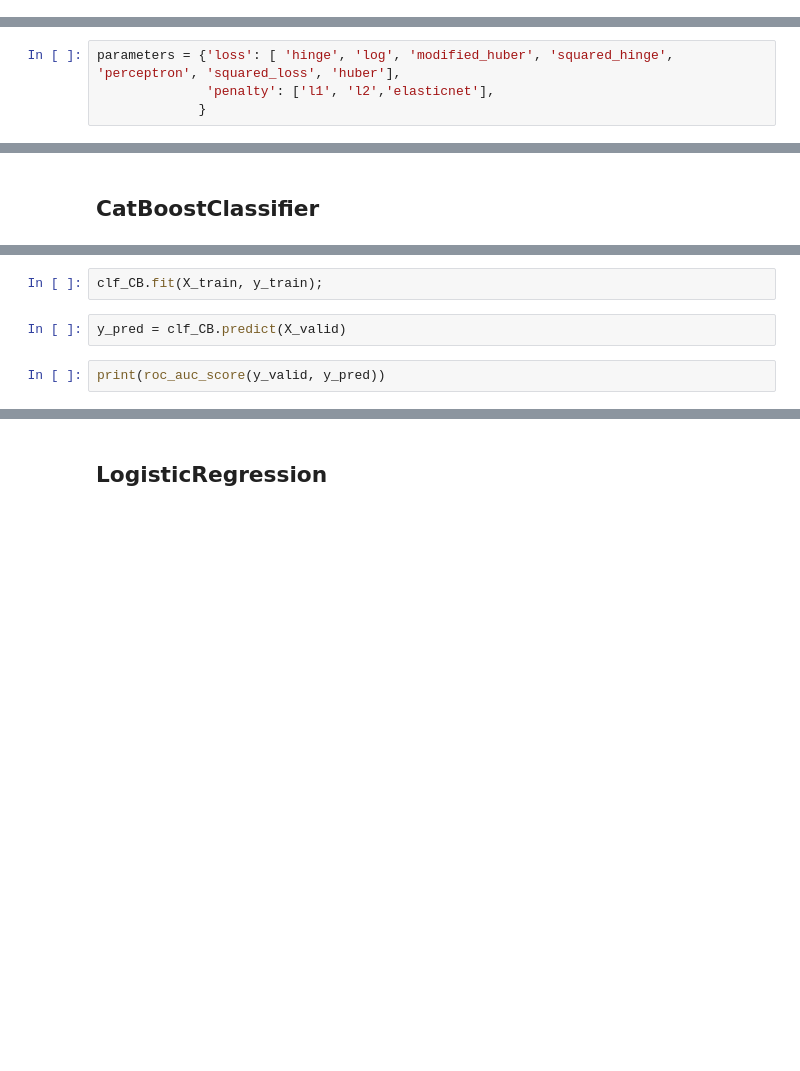
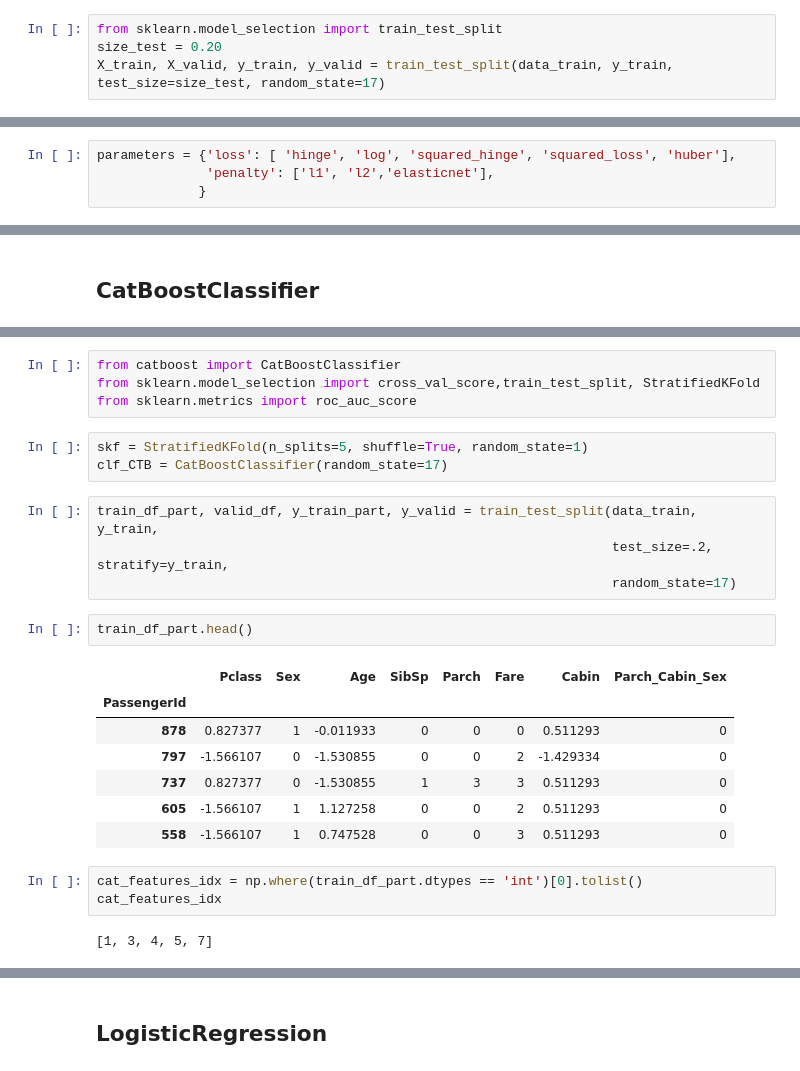
Before and after one commit to Daniil193/example, a Jupyter notebook: 0_Titanic.ipynb, the cells around one changed output, grey strips where cells are left out. Saved outputs shown, nothing was run; the diff lists cells and outputs as text; blank space fills up the shorter version.

```diff
--- a/0_Titanic.ipynb
+++ b/0_Titanic.ipynb
@@ -124,0 +141,4 @@ X_train, X_valid, y_train, y_valid = train_test_split(X_all, y_all, test_size=si
+# %%
+from sklearn.model_selection import train_test_split
+size_test = 0.20
+X_train, X_valid, y_train, y_valid = train_test_split(data_train, y_train, test_size=size_test, random_state=17)
@@ -153,7 +175,7 @@ from sklearn.linear_model import SGDClassifier
 # %%
 clf_sgd = SGDClassifier(random_state = 17, max_iter = 1000, tol = 1e-4)
 # %%
-parameters = {'loss': [ 'hinge', 'log', 'modified_huber', 'squared_hinge', 'perceptron', 'squared_loss', 'huber'],
+parameters = {'loss': [ 'hinge', 'log', 'squared_hinge', 'squared_loss', 'huber'],
               'penalty': ['l1', 'l2','elasticnet'],
              }
 # %%
@@ -213,6 +233,26 @@ clf_CB = CatBoostClassifier(iterations=100, learning_rate=1, depth=2, loss_funct
-# %%
-clf_CB.fit(X_train, y_train);
-# %%
-y_pred = clf_CB.predict(X_valid)
-# %%
-print(roc_auc_score(y_valid, y_pred))
+# %%
+from catboost import CatBoostClassifier
+from sklearn.model_selection import cross_val_score,train_test_split, StratifiedKFold
+from sklearn.metrics import roc_auc_score
+# %%
+skf = StratifiedKFold(n_splits=5, shuffle=True, random_state=1)
+clf_CTB = CatBoostClassifier(random_state=17)
+# %%
+train_df_part, valid_df, y_train_part, y_valid = train_test_split(data_train, y_train,
+                                                                  test_size=.2, stratify=y_train,
+                                                                  random_state=17)
+# %%
+train_df_part.head()
+# %% [output]
+|  | Pclass | Sex | Age | SibSp | Parch | Fare | Cabin | Parch_Cabin_Sex |
+| PassengerId |  |  |  |  |  |  |  |  |
+| 878 | 0.827377 | 1 | -0.011933 | 0 | 0 | 0 | 0.511293 | 0 |
+| 797 | -1.566107 | 0 | -1.530855 | 0 | 0 | 2 | -1.429334 | 0 |
+| 737 | 0.827377 | 0 | -1.530855 | 1 | 3 | 3 | 0.511293 | 0 |
+| 605 | -1.566107 | 1 | 1.127258 | 0 | 0 | 2 | 0.511293 | 0 |
+| 558 | -1.566107 | 1 | 0.747528 | 0 | 0 | 3 | 0.511293 | 0 |
+# %%
+cat_features_idx = np.where(train_df_part.dtypes == 'int')[0].tolist()
+cat_features_idx
+# %% [output]
+[1, 3, 4, 5, 7]
```
Also changed, not shown: parts of 71 cells of this notebook.
